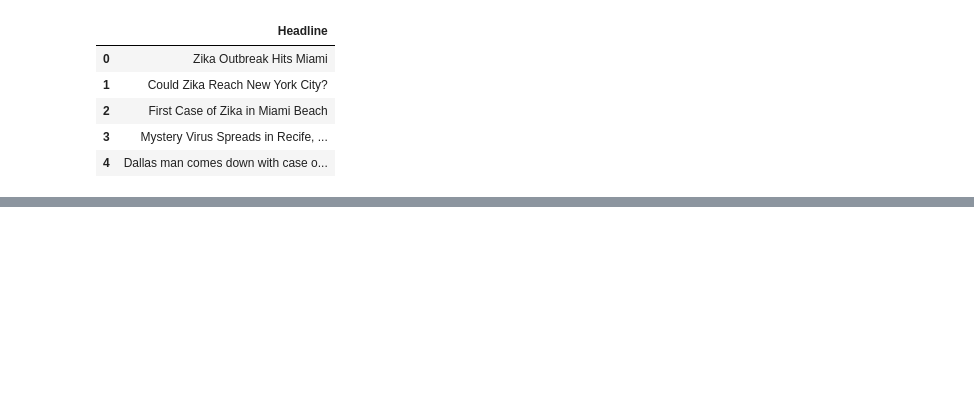
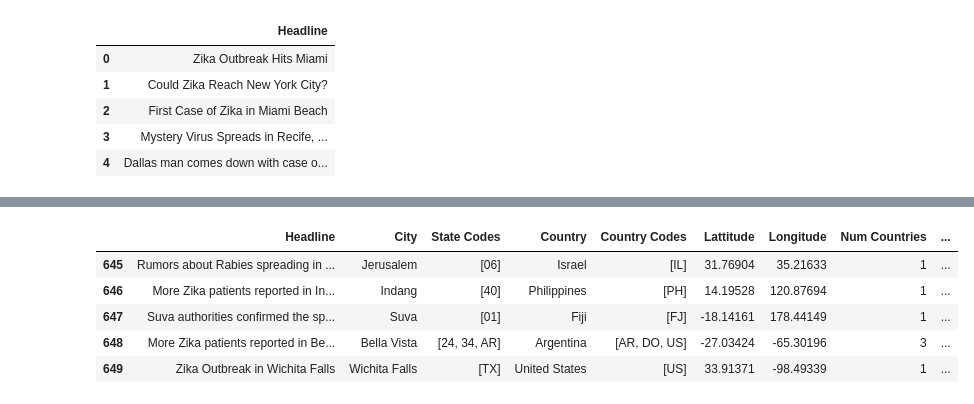
Before and after one commit to rwolf527/liveproject-outbreaks, a Jupyter notebook: Section1.ipynb, the cells around one changed output, grey strips where cells are left out. Saved outputs shown, nothing was run; the diff lists cells and outputs as text; code cells hidden in the pictures; blank space fills up the shorter version.

```diff
--- a/Section1.ipynb
+++ b/Section1.ipynb
@@ -73,0 +135,9 @@ my_headlines_df.head()
+# %%
+my_headlines_df.tail(5)
+# %% [output]
+|  | Headline | City | State Codes | Country | Country Codes | Lattitude | Longitude | Num Countries | ... |
+| 645 | Rumors about Rabies spreading in ... | Jerusalem | [06] | Israel | [IL] | 31.76904 | 35.21633 | 1 | ... |
+| 646 | More Zika patients reported in In... | Indang | [40] | Philippines | [PH] | 14.19528 | 120.87694 | 1 | ... |
+| 647 | Suva authorities confirmed the sp... | Suva | [01] | Fiji | [FJ] | -18.14161 | 178.44149 | 1 | ... |
+| 648 | More Zika patients reported in Be... | Bella Vista | [24, 34, AR] | Argentina | [AR, DO, US] | -27.03424 | -65.30196 | 3 | ... |
+| 649 | Zika Outbreak in Wichita Falls | Wichita Falls | [TX] | United States | [US] | 33.91371 | -98.49339 | 1 | ... |
```
Also changed, not shown: parts of 12 cells of this notebook.
